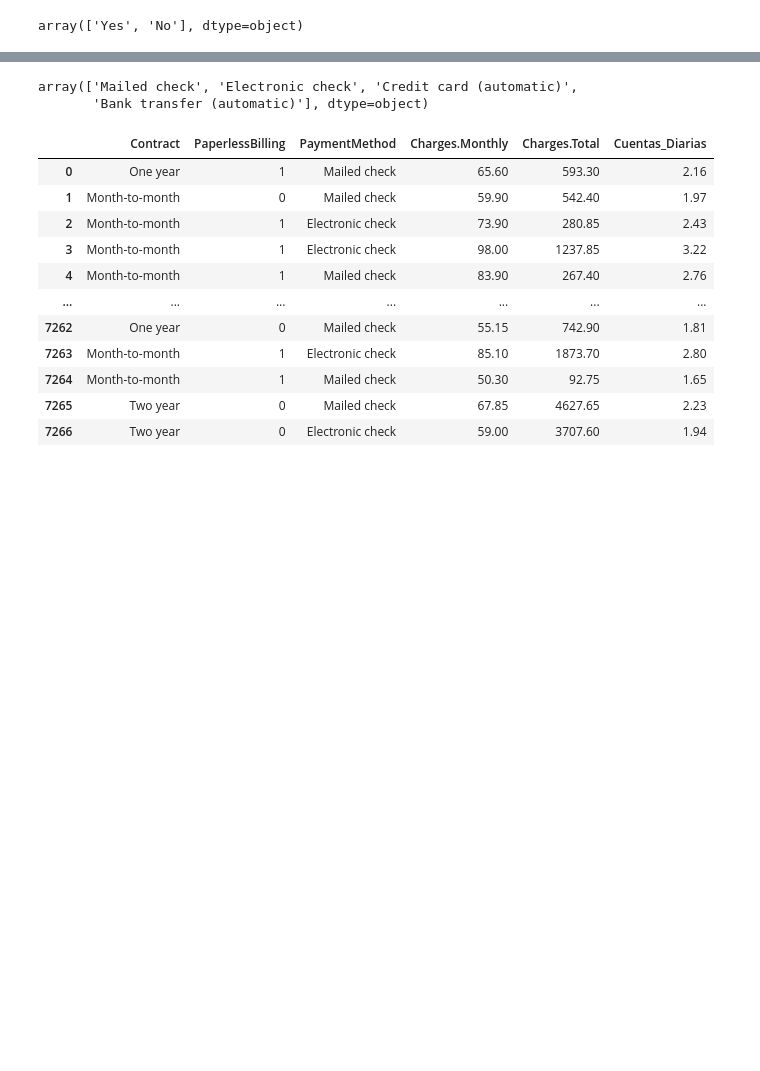
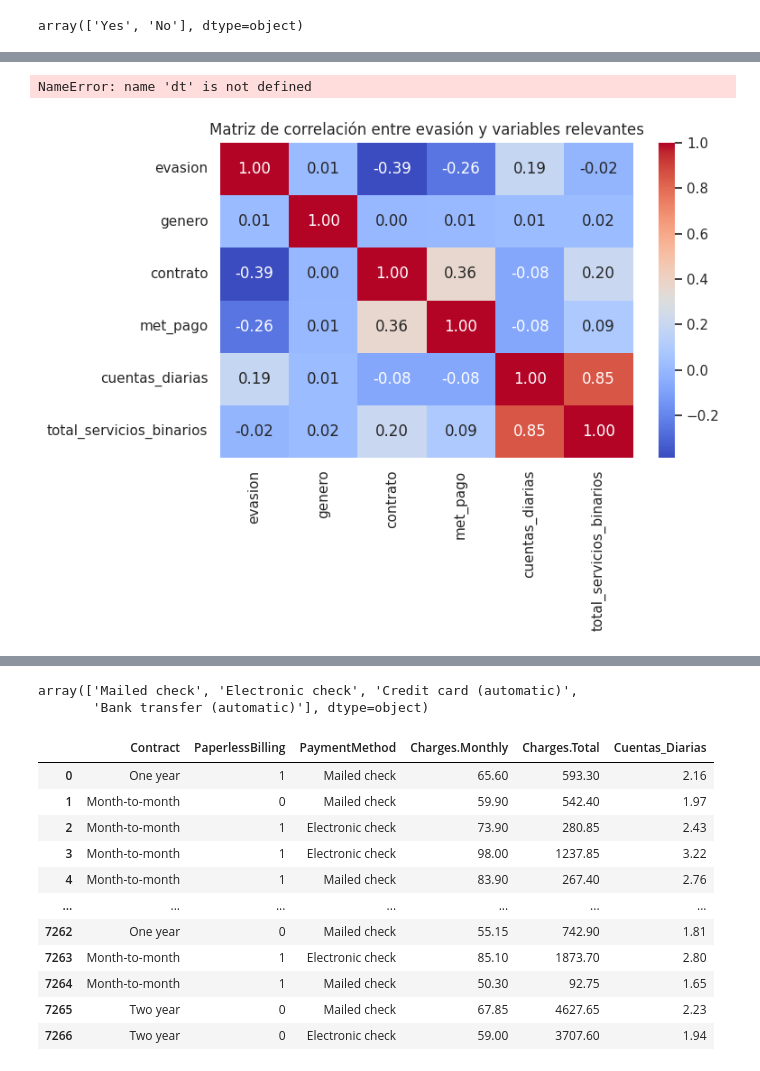
Before and after one commit to Ivanovk82/Challenge-telecom2-para-allora, a Jupyter notebook: Challenge_Telecom_X_análisis_de_evasión_de_clientes (1).ipynb, the cells around one changed output, grey strips where cells are left out. Saved outputs shown, nothing was run; the diff lists cells and outputs as text; code cells hidden in the pictures; blank space fills up the shorter version.

```diff
--- a/Challenge_Telecom_X_análisis_de_evasión_de_clientes (1).ipynb
+++ b/Challenge_Telecom_X_análisis_de_evasión_de_clientes (1).ipynb
@@ -21,0 +86,6 @@ datosIniciales=pd.concat([df['customerID'],df['Churn']],axis=1)
+# %%
+# Transformar "Yes"/"No" a 1/0 en MultipleLines
+df['MultipleLines'] = df['MultipleLines'].map({'Yes': 1, 'No': 0})
+
+#Verificar
+df[['MultipleLines']].head()
@@ -245,0 +477,8 @@ array(['Yes', 'No'], dtype=object)
+# %%
+# Reemplazar servicios de internet en la columna s_internet
+df['s_internet'] = df['s_internet'].replace({'Fiber optic': '1'}).replace({'DSL':'2'}).replace({'No':'0'})
+
+df['s_internet'] = df['s_internet'].astype('int64')
+
+# Verificar los cambios
+df['s_internet'].value_counts()
@@ -245,0 +516,6 @@ array(['Yes', 'No'], dtype=object)
+# %%
+# cambiar tipo de dato de la columna met_pago a int64
+df['met_pago'] = df['met_pago'].astype('int64')
+
+# Verificar
+df['met_pago'].value_counts()
@@ -245,0 +530,4 @@ array(['Yes', 'No'], dtype=object)
+# %%
+dt.head()
+# %% [output]
+NameError: name 'dt' is not defined
@@ -245,0 +537,28 @@ array(['Yes', 'No'], dtype=object)
+# %%
+# Matriz correlación
+# Crear columnas necesarias
+columnas_servicios = [
+    's_telefono', 'multipleslineas', 's_internet', 'seguridad_ol', 'respaldo_ol',
+    'proteccion_d', 'serv_tec', 'tv_str', 'pel_str'
+]
+df['total_servicios_binarios'] = df[columnas_servicios].apply(lambda row: (row != 0).sum(), axis=1)
+
+# Seleccionar variables relevantes
+vars_corr = ['evasion', 'genero', 'contrato', 'met_pago', 'cuentas_diarias', 'total_servicios_binarios']
+cor_matrix = df[vars_corr].corr()
+
+# Visualizar heatmap
+plt.figure(figsize=(8, 6))
+sns.heatmap(cor_matrix, annot=True, cmap='coolwarm', fmt=".2f")
+plt.title("Matriz de correlación entre evasión y variables relevantes")
+plt.tight_layout()
+
+# Mostrar correlación ordenada con evasión
+cor_matrix['evasion'].sort_values(ascending=False)
+
+#guardar
+plt.savefig("/content/matriz_correlacion.png")
+
+plt.show()
+# %% [output]
+[figure, added]
```
Also changed, not shown: parts of 29 cells of this notebook.
